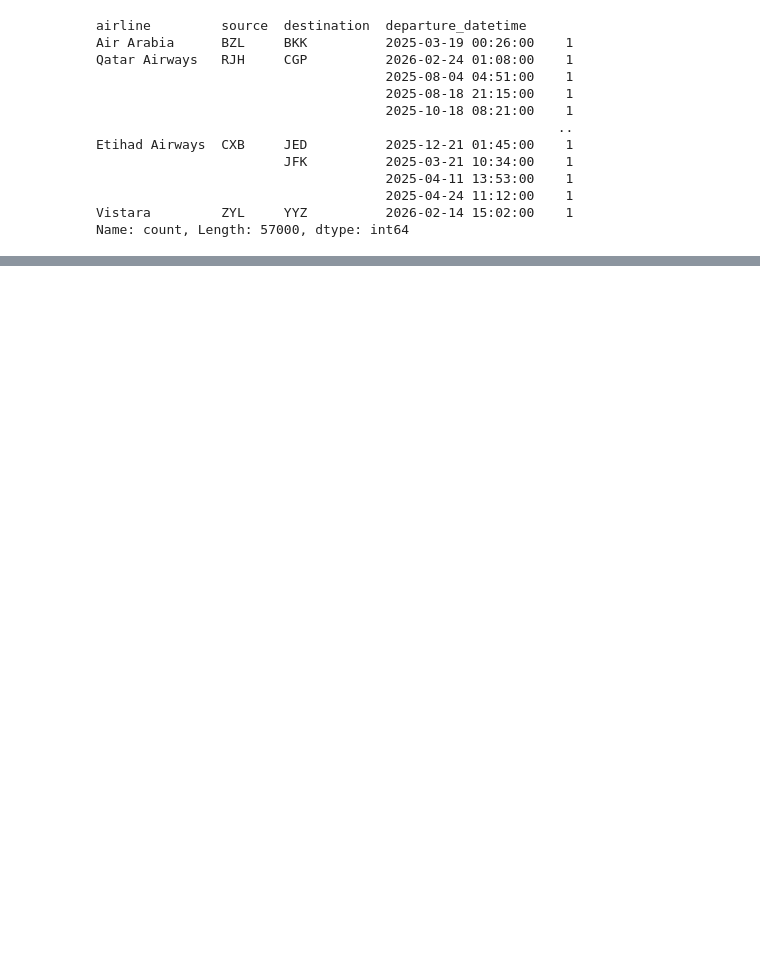
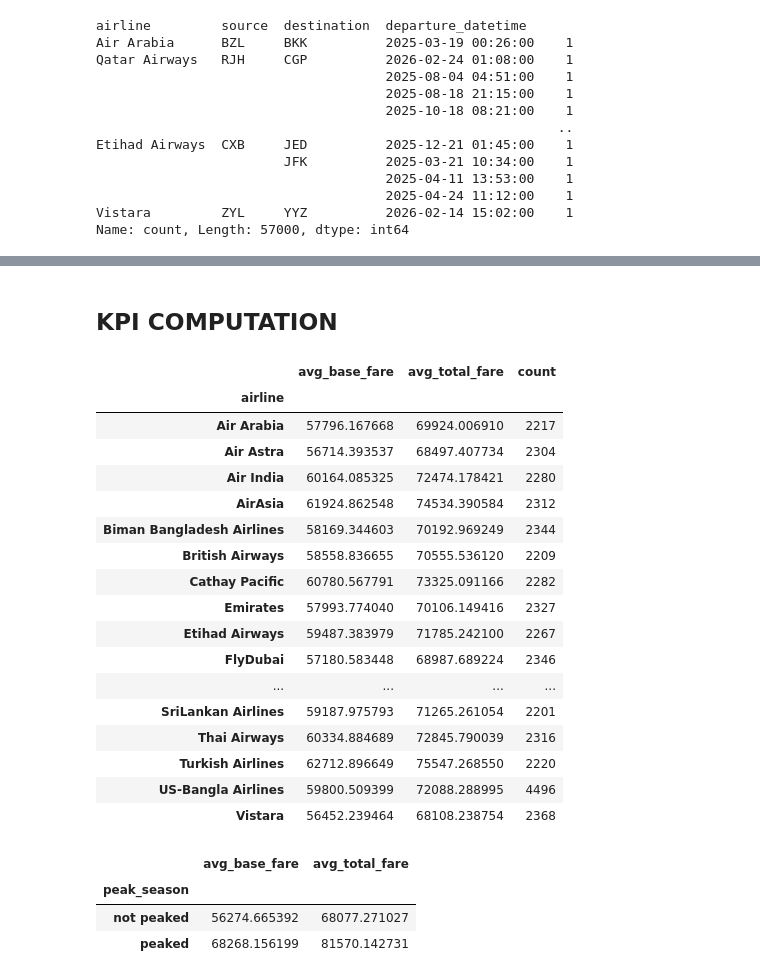
Before and after one commit to GEssuman/data-engineering-labs, a Jupyter notebook: jupyter_nb.ipynb, the cells around one changed output, grey strips where cells are left out. Cells and saved outputs as stored; diff of their text form; code cells hidden in the pictures; blank space fills up the shorter version.

```diff
--- a/jupyter_nb.ipynb
+++ b/jupyter_nb.ipynb
@@ -62,0 +89,47 @@ stage_to_mysql_alchemy(flight_df, bangladesh_conn)
+# %% [markdown]
+## KPI COMPUTATION
+# %%
+## Average Fare By Airline
+
+average_fare_by_airline = df.groupby('airline').agg(
+    avg_base_fare=pd.NamedAgg(column="base_fare", aggfunc="mean"),
+    avg_total_fare=pd.NamedAgg(column="total_fare", aggfunc="mean"),
+    count=pd.NamedAgg(column="total_fare", aggfunc="count"),
+)
+
+average_fare_by_airline
+# %% [output]
+|  | avg_base_fare | avg_total_fare | count |
+| airline |  |  |  |
+| Air Arabia | 57796.167668 | 69924.006910 | 2217 |
+| Air Astra | 56714.393537 | 68497.407734 | 2304 |
+| Air India | 60164.085325 | 72474.178421 | 2280 |
+| AirAsia | 61924.862548 | 74534.390584 | 2312 |
+| Biman Bangladesh Airlines | 58169.344603 | 70192.969249 | 2344 |
+| British Airways | 58558.836655 | 70555.536120 | 2209 |
+| Cathay Pacific | 60780.567791 | 73325.091166 | 2282 |
+| Emirates | 57993.774040 | 70106.149416 | 2327 |
+| Etihad Airways | 59487.383979 | 71785.242100 | 2267 |
+| FlyDubai | 57180.583448 | 68987.689224 | 2346 |
+| ... | ... | ... | ... |
+| SriLankan Airlines | 59187.975793 | 71265.261054 | 2201 |
+| Thai Airways | 60334.884689 | 72845.790039 | 2316 |
+| Turkish Airlines | 62712.896649 | 75547.268550 | 2220 |
+| US-Bangla Airlines | 59800.509399 | 72088.288995 | 4496 |
+| Vistara | 56452.239464 | 68108.238754 | 2368 |
+# %%
+## Seasonal Fare Variation
+
+# Define peak Seasons
+df['peak_season'] = np.where(df["seasonality"] != "Regular", "peaked", "not peaked")
+
+
+df.groupby("peak_season").agg(
+    avg_base_fare=pd.NamedAgg(column="base_fare", aggfunc="mean"),
+    avg_total_fare=pd.NamedAgg(column="total_fare", aggfunc="mean")
+)
+# %% [output]
+|  | avg_base_fare | avg_total_fare |
+| peak_season |  |  |
+| not peaked | 56274.665392 | 68077.271027 |
+| peaked | 68268.156199 | 81570.142731 |
```
Also changed, not shown: parts of 10 cells of this notebook, 24 other files.
